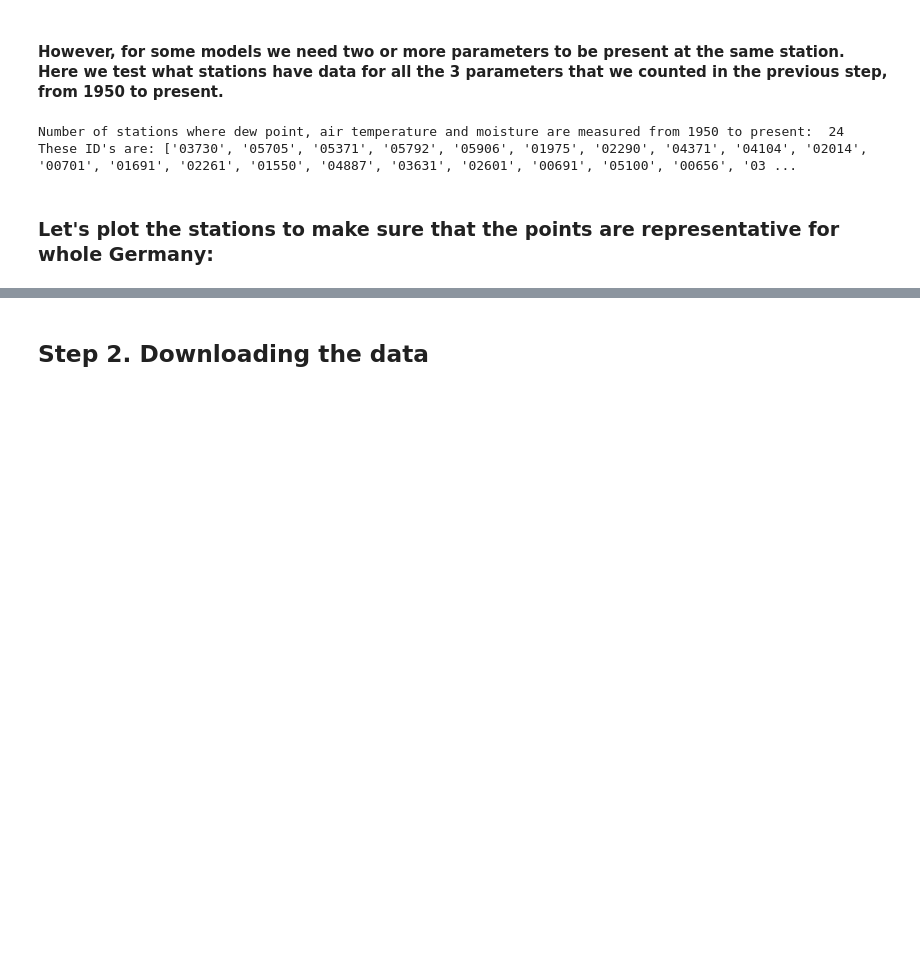
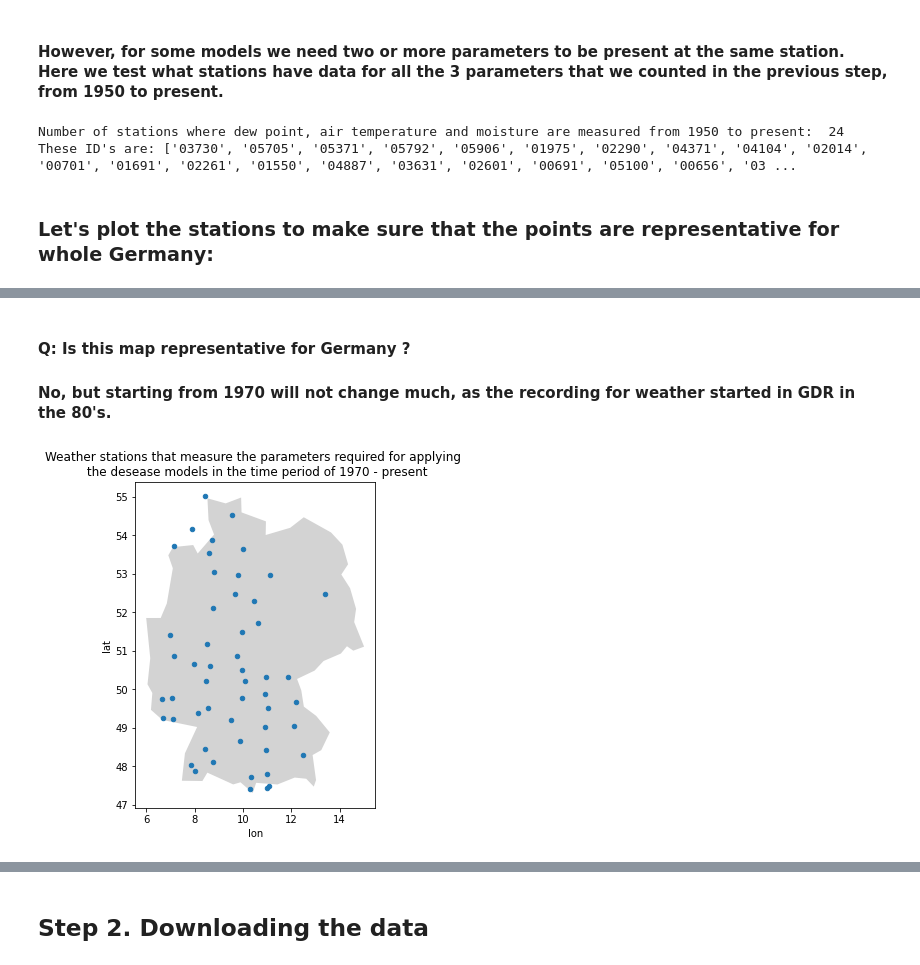
Before and after one commit to serbanradulescu/master_thesis, a Jupyter notebook: project.ipynb, the cells around one changed output, grey strips where cells are left out. Drawn from its saved outputs; the diff is of its cells as text; code cells hidden in the pictures; blank space fills up the shorter version.

```diff
--- a/project.ipynb
+++ b/project.ipynb
@@ -81,0 +78,21 @@ plt.show()
+# %% [markdown]
+#### Q: Is this map representative for Germany ?
+#### No, but starting from 1970 will not change much, as the recording for weather started in GDR in the 80's.
+# %%
+moisture_1970_h = ids_datapoints(dwd_links,"hourly","moisture",1970,2020)
+dew_point_1970_h = ids_datapoints(dwd_links,"hourly","dew_point",1970,2020)
+air_temp_1970_h = ids_datapoints(dwd_links,"hourly","air_temperature",1970,2020)
+
+common_ids = (simple_common_stations(simple_common_stations(moisture_1970_h,dew_point_1970_h),air_temp_1970_h))
+stations_coordinates = coordinates_stations(common_ids,"downloads/hourly/dew_point/TD_Stundenwerte_Beschreibung_Stationen.txt")
+stations_coordinates["lat"]=stations_coordinates["lat"].apply(lambda x: float(x))
+stations_coordinates["lon"]=stations_coordinates["lon"].apply(lambda x: float(x))
+
+fig, ax = plt.subplots(figsize=(8,6))
+countries = gpd.read_file( gpd.datasets.get_path("naturalearth_lowres"))
+countries[countries["name"] == "Germany"].plot(color="lightgrey",ax=ax)
+stations_coordinates.plot(x="lon", y="lat", kind="scatter",title="Weather stations that measure the parameters required for applying \n the desease models in the time period of 1970 - present",  ax=ax)
+
+plt.show()
+# %% [output]
+[figure, added]
```
Also changed, not shown: parts of 2 cells of this notebook.
